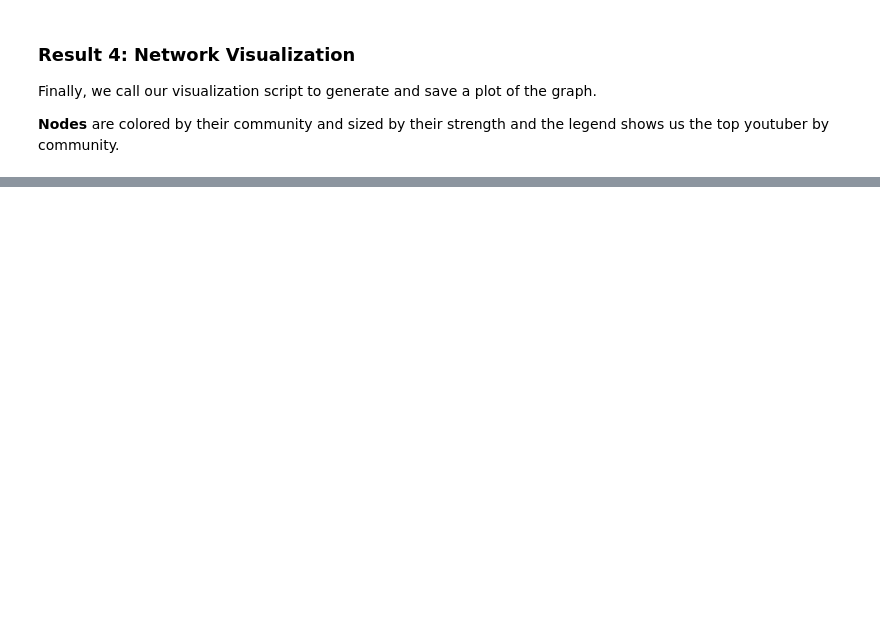
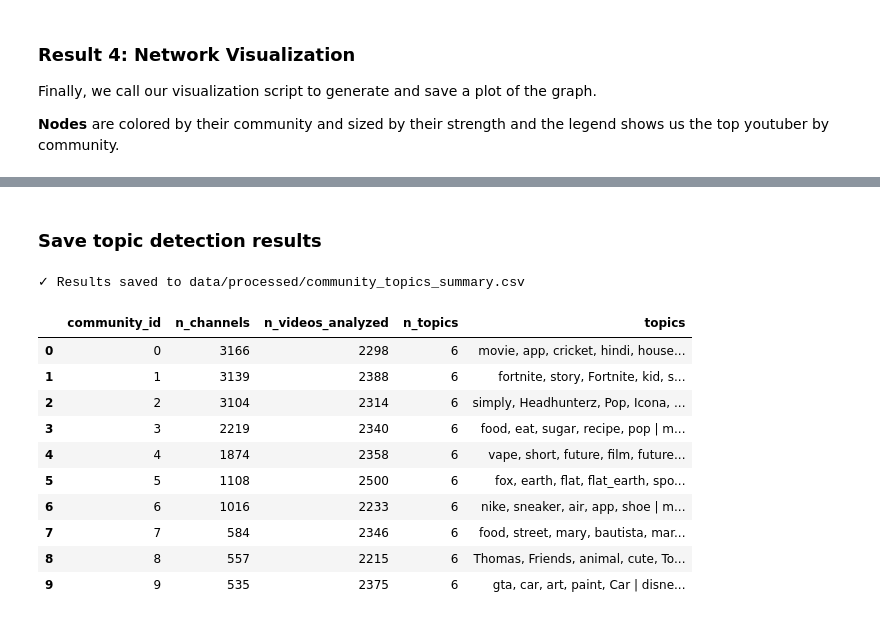
Before and after one commit to epfl-ada/ada-2025-project-zlayjiya, a Jupyter notebook: results.ipynb, the cells around one changed output, grey strips where cells are left out. Cells and saved outputs as stored; diff of their text form; code cells hidden in the pictures; blank space fills up the shorter version.

```diff
--- a/results.ipynb
+++ b/results.ipynb
@@ -767,0 +516,14 @@ plt.show()
+# %%
+# Install required packages if not already installed
+# !pip install spacy gensim
+# !python -m spacy download en_core_web_sm
+
+import spacy
+
+# Load spacy model
+try:
+    nlp = spacy.load('en_core_web_sm', disable=['parser', 'ner'])
+    print("✓ Spacy model loaded")
+except:
+    print("⚠️  Run: python -m spacy download en_core_web_sm")
+    nlp = None
@@ -767,0 +794,40 @@ plt.show()
+# %% [markdown]
+### Save topic detection results
+# %%
+# Create summary DataFrame
+summary_data = []
+
+for comm_id, result in community_topics.items():
+    if result['topics']:
+        # Get top 5 words from each topic
+        topic_summaries = []
+        for topic_words in result['topics']:
+            top_words = ', '.join([word for word, _ in topic_words[:5]])
+            topic_summaries.append(top_words)
+
+        summary_data.append({
+            'community_id': comm_id,
+            'n_channels': len(communities_sorted[comm_id]),
+            'n_videos_analyzed': result['n_videos'],
+            'n_topics': len(result['topics']),
+            'topics': ' | '.join(topic_summaries)
+        })
+
+summary_df = pd.DataFrame(summary_data)
+summary_df.to_csv('data/processed/community_topics_summary.csv', index=False)
+
+print("✓ Results saved to data/processed/community_topics_summary.csv\n")
+summary_df
+# %% [output]
+✓ Results saved to data/processed/community_topics_summary.csv
+|  | community_id | n_channels | n_videos_analyzed | n_topics | topics |
+| 0 | 0 | 3166 | 2298 | 6 | movie, app, cricket, hindi, house... |
+| 1 | 1 | 3139 | 2388 | 6 | fortnite, story, Fortnite, kid, s... |
+| 2 | 2 | 3104 | 2314 | 6 | simply, Headhunterz, Pop, Icona, ... |
+| 3 | 3 | 2219 | 2340 | 6 | food, eat, sugar, recipe, pop | m... |
+| 4 | 4 | 1874 | 2358 | 6 | vape, short, future, film, future... |
+| 5 | 5 | 1108 | 2500 | 6 | fox, earth, flat, flat_earth, spo... |
+| 6 | 6 | 1016 | 2233 | 6 | nike, sneaker, air, app, shoe | m... |
+| 7 | 7 | 584 | 2346 | 6 | food, street, mary, bautista, mar... |
+| 8 | 8 | 557 | 2215 | 6 | Thomas, Friends, animal, cute, To... |
+| 9 | 9 | 535 | 2375 | 6 | gta, car, art, paint, Car | disne... |
```
Also changed, not shown: parts of 50 cells of this notebook, 11 other files.
